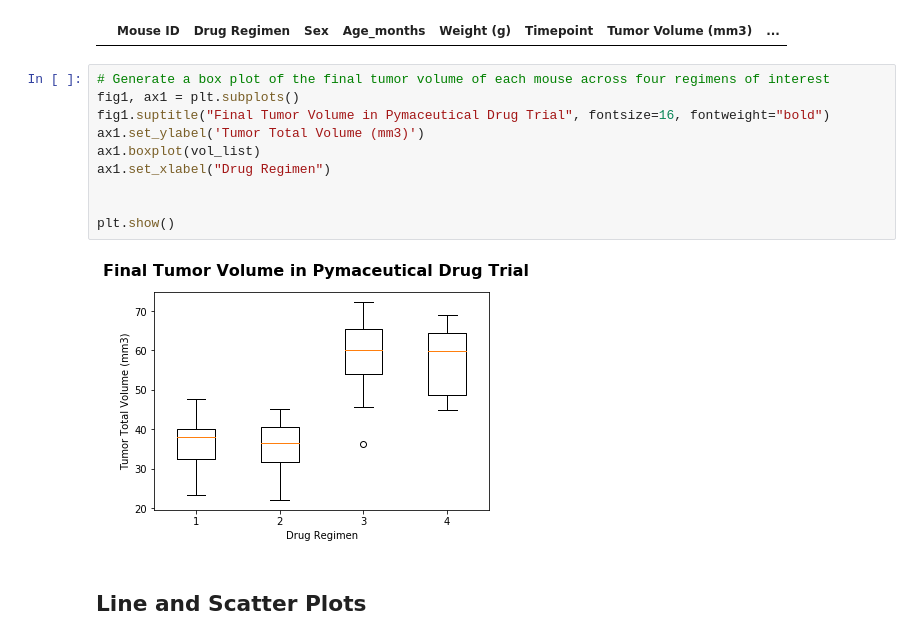
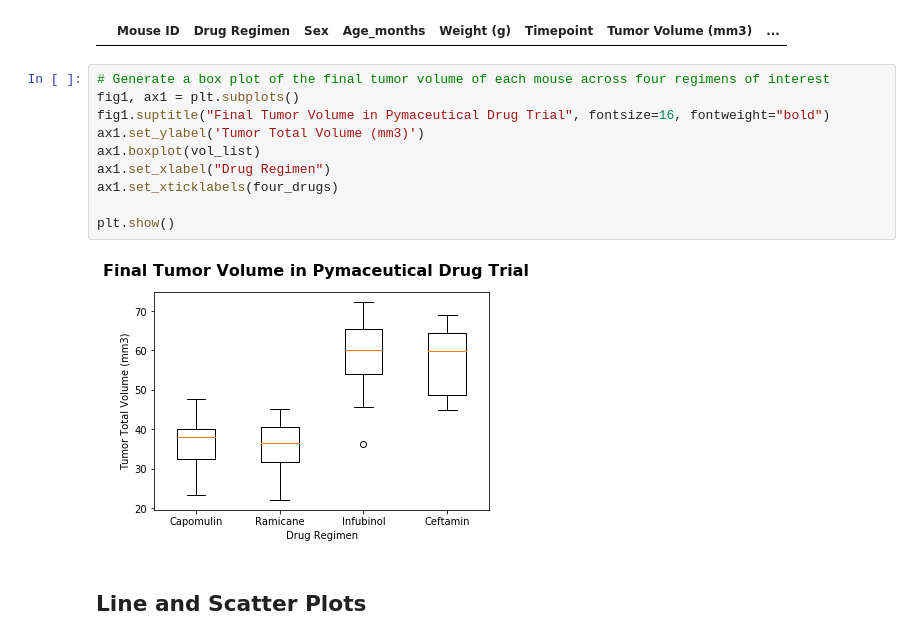
Before and after one commit to briennecole/matplotlib_challenge, a Jupyter notebook: pymaceuticals_challenge.ipynb, the cells around one changed output. Saved outputs shown, nothing was run; the diff lists cells and outputs as text.

Commit message:
figured out little things

```diff
--- a/pymaceuticals_challenge.ipynb
+++ b/pymaceuticals_challenge.ipynb
@@ -279,15 +279,15 @@ for x in four_drugs:
 # %%
 # Generate a box plot of the final tumor volume of each mouse across four regimens of interest
 fig1, ax1 = plt.subplots()
 fig1.suptitle("Final Tumor Volume in Pymaceutical Drug Trial", fontsize=16, fontweight="bold")
 ax1.set_ylabel('Tumor Total Volume (mm3)')
 ax1.boxplot(vol_list)
 ax1.set_xlabel("Drug Regimen")
-
+ax1.set_xticklabels(four_drugs)
 
 plt.show()
 # %% [output]
-[figure, old version]
+[figure, new version]
 # %% [markdown]
 ## Line and Scatter Plots
 # %%
```
Also changed, not shown: parts of 3 cells of this notebook.
